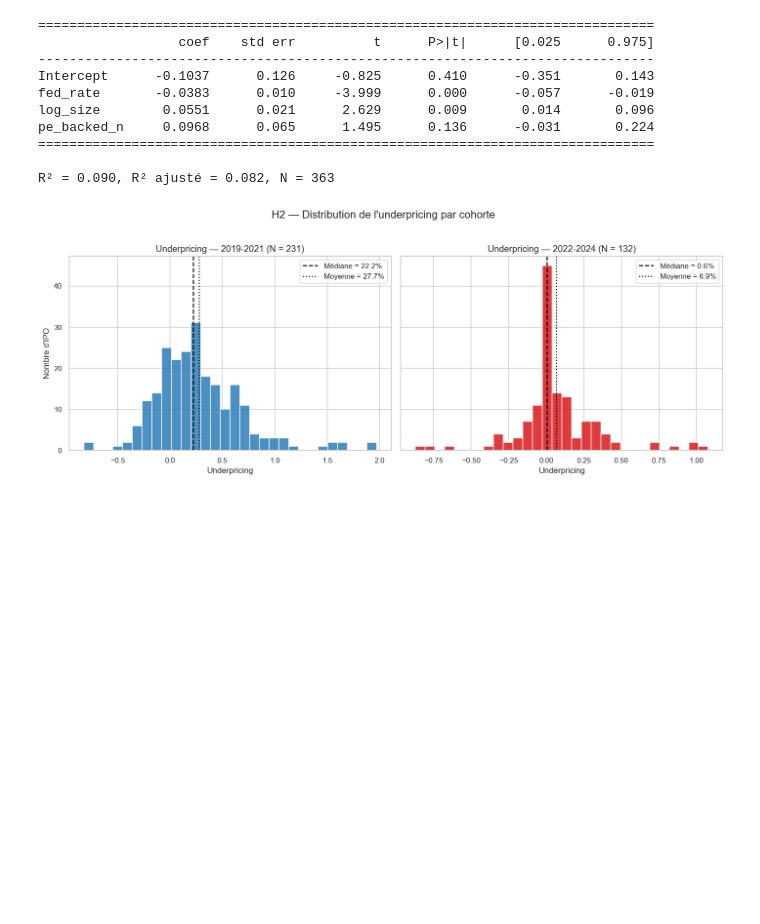
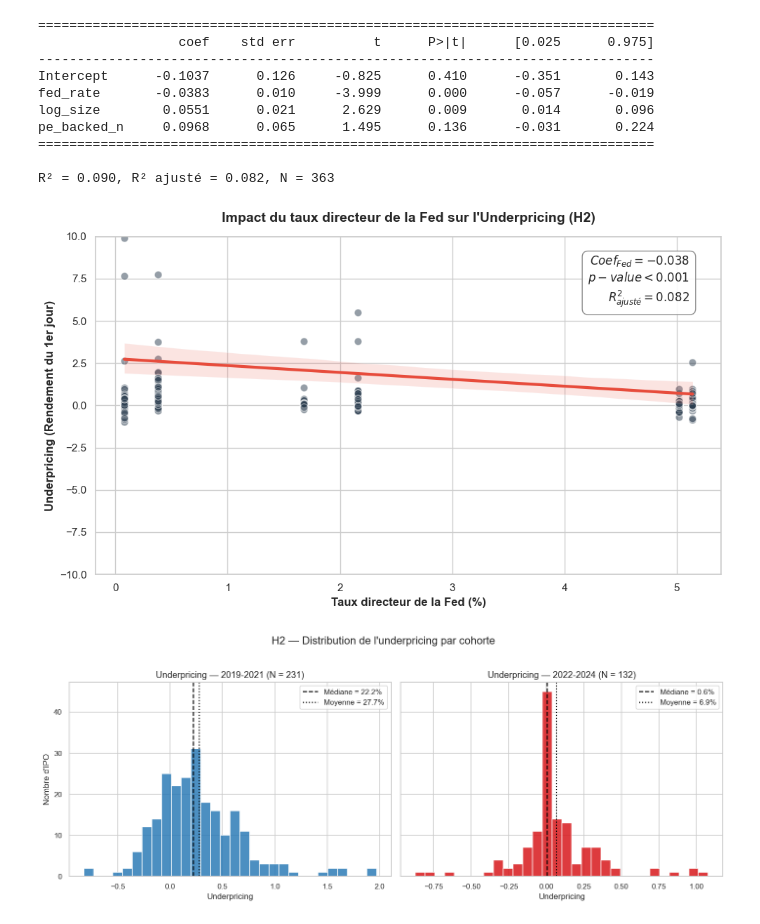
Before and after one commit to Dmkn78/IPO, a Jupyter notebook: final/IPO_H1_H2_H3_H4_corrected_offer_returns.ipynb, the cells around one changed output. Drawn from its saved outputs; the diff is of its cells as text; code cells hidden in the pictures; blank space fills up the shorter version.

```diff
--- a/final/IPO_H1_H2_H3_H4_corrected_offer_returns.ipynb
+++ b/final/IPO_H1_H2_H3_H4_corrected_offer_returns.ipynb
@@ -681,6 +681,51 @@ pe_backed_n     0.0968      0.065      1.495      0.136      -0.031       0.224
 ===============================================================================
 
 R² = 0.090, R² ajusté = 0.082, N = 363
+# %%
+import matplotlib.pyplot as plt
+import seaborn as sns
+
+# Filtrer les valeurs aberrantes (on garde les 99% des données les plus normales)
+# Tu peux aussi remplacer par : df_plot = df_ols[df_ols['underpricing'] < 3]
+limite_haute = df_ols['underpricing'].quantile(0.99)
+df_plot = df_ols[df_ols['underpricing'] <= limite_haute]
+
+# Appliquer un style visuel clair et académique
+sns.set_theme(style="whitegrid")
+
+plt.figure(figsize=(10, 6))
+
+# Création du nuage de points avec la droite de régression linéaire sur le DataFrame filtré
+ax = sns.regplot(
+    x="fed_rate",
+    y="underpricing",
+    data=df_plot,  # <--- On utilise df_plot ici
+    scatter_kws={"alpha": 0.5, "edgecolor": "white", "s": 60, "color": "#2c3e50"},
+    line_kws={"color": "#e74c3c", "lw": 3}
+)
+
+# Ajout des titres et labels
+plt.title("Impact du taux directeur de la Fed sur l'Underpricing (H2)", fontsize=14, fontweight="bold", pad=15)
+plt.xlabel("Taux directeur de la Fed (%)", fontsize=12, fontweight="bold")
+plt.ylabel("Underpricing (Rendement du 1er jour)", fontsize=12, fontweight="bold")
+
+# Création d'une boîte de texte contenant les résultats clés de ton modèle OLS
+textstr = '\n'.join((
+    r'$Coef_{Fed} = -0.038$',
+    r'$p-value < 0.001$',
+    r'$R^2_{ajusté} = 0.082$'
+))
+
+# Placement de la boîte de texte (en haut à droite)
+props = dict(boxstyle='round,pad=0.5', facecolor='white', alpha=0.9, edgecolor='gray')
+ax.text(0.95, 0.95, textstr, transform=ax.transAxes, fontsize=12,
+        verticalalignment='top', horizontalalignment='right', bbox=props)
+
+ax.set_ylim(-10, 10)
+plt.tight_layout()
+plt.show()
+# %% [output]
+[figure, added]
 # %%
 # H2 — Graphique 1 : distributions par cohorte avec médiane et moyenne tracées
 fig, axes = plt.subplots(1, 2, figsize=(13, 5), sharey=True)
```
Also changed, not shown: parts of 1 cell of this notebook, 1 other file.
